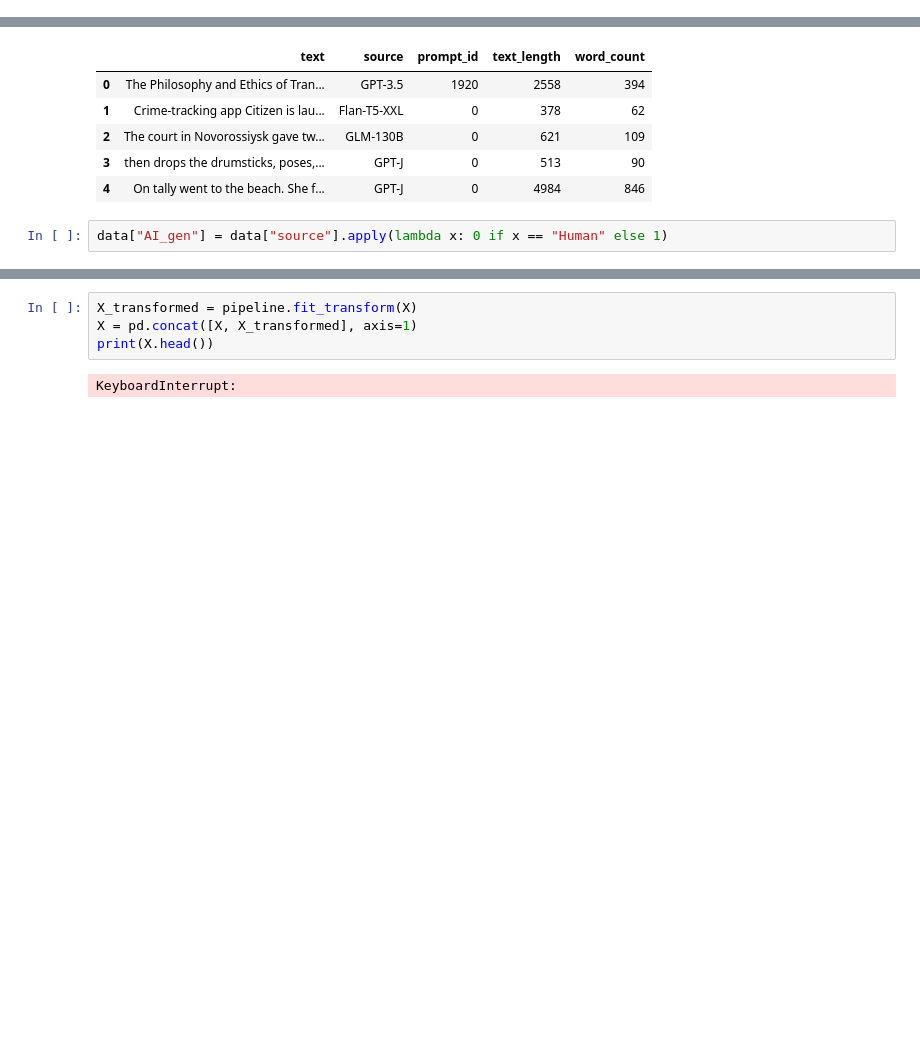
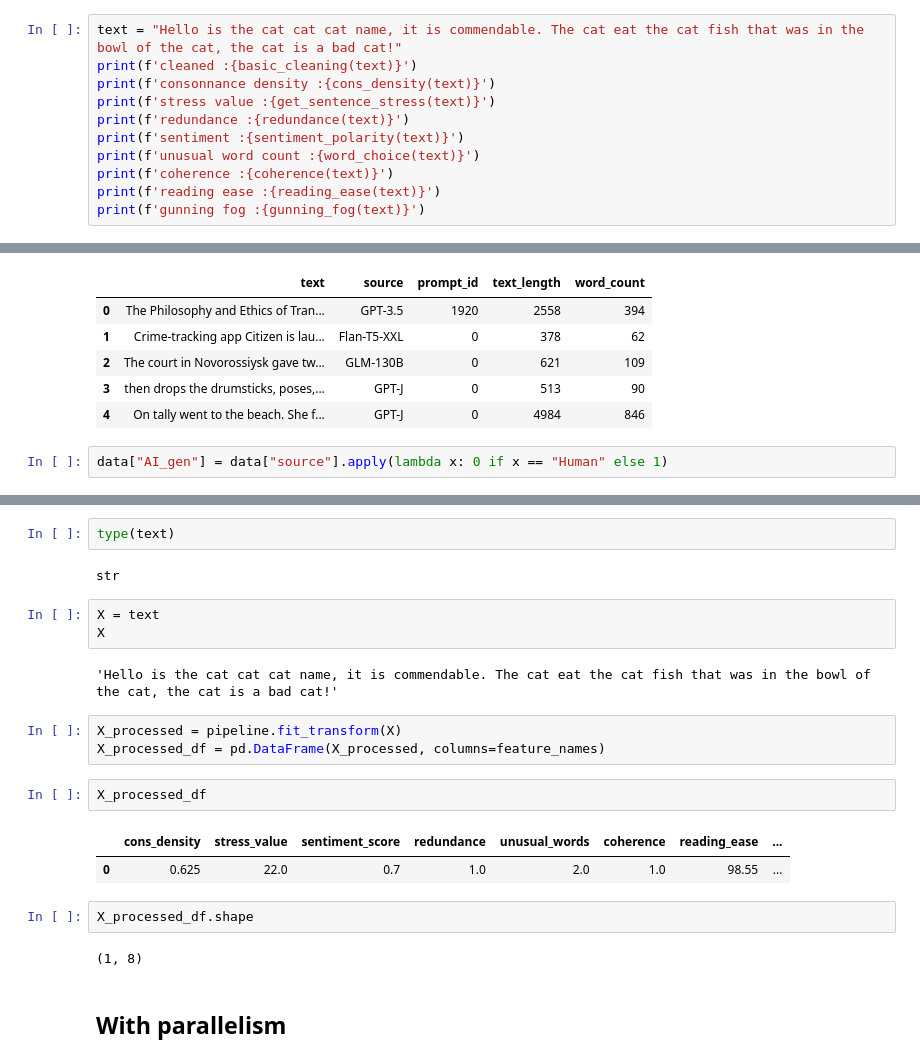
Before and after one commit to nghia95/fake-data-detector, a Jupyter notebook: notebooks/roma_pipeline_model.ipynb, the cells around one changed output, grey strips where cells are left out. Saved outputs shown, nothing was run; the diff lists cells and outputs as text; blank space fills up the shorter version.

```diff
--- a/notebooks/roma_pipeline_model.ipynb
+++ b/notebooks/roma_pipeline_model.ipynb
@@ -119,3 +132,14 @@ def reading_ease(text):
 def gunning_fog(text):
     gunning_fog = textstat.gunning_fog(text)
     return gunning_fog
+# %%
+text = "Hello is the cat cat cat name, it is commendable. The cat eat the cat fish that was in the bowl of the cat, the cat is a bad cat!"
+print(f'cleaned :{basic_cleaning(text)}')
+print(f'consonnance density :{cons_density(text)}')
+print(f'stress value :{get_sentence_stress(text)}')
+print(f'redundance :{redundance(text)}')
+print(f'sentiment :{sentiment_polarity(text)}')
+print(f'unusual word count :{word_choice(text)}')
+print(f'coherence :{coherence(text)}')
+print(f'reading ease :{reading_ease(text)}')
+print(f'gunning fog :{gunning_fog(text)}')
@@ -321,6 +332,23 @@ Pipeline(steps=[('preprocessor', TextPreprocessor()),
-# %%
-X_transformed = pipeline.fit_transform(X)
-X = pd.concat([X, X_transformed], axis=1)
-print(X.head())
-# %% [output]
-KeyboardInterrupt:
+# %%
+type(text)
+# %% [output]
+str
+# %%
+X = text
+X
+# %% [output]
+'Hello is the cat cat cat name, it is commendable. The cat eat the cat fish that was in the bowl of the cat, the cat is a bad cat!'
+# %%
+X_processed = pipeline.fit_transform(X)
+X_processed_df = pd.DataFrame(X_processed, columns=feature_names)
+# %%
+X_processed_df
+# %% [output]
+|  | cons_density | stress_value | sentiment_score | redundance | unusual_words | coherence | reading_ease | ... |
+| 0 | 0.625 | 22.0 | 0.7 | 1.0 | 2.0 | 1.0 | 98.55 | ... |
+# %%
+X_processed_df.shape
+# %% [output]
+(1, 8)
+# %% [markdown]
+## With parallelism
```
Also changed, not shown: parts of 25 cells of this notebook, 1 other file.
